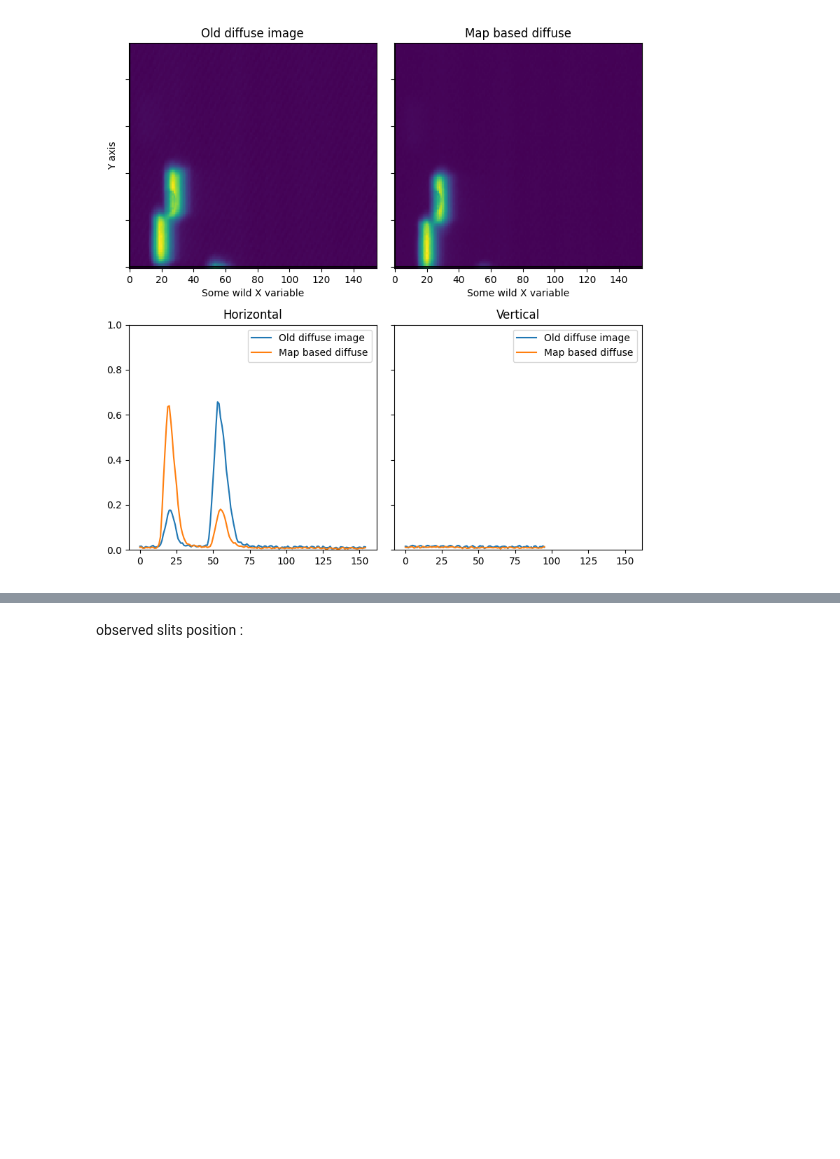
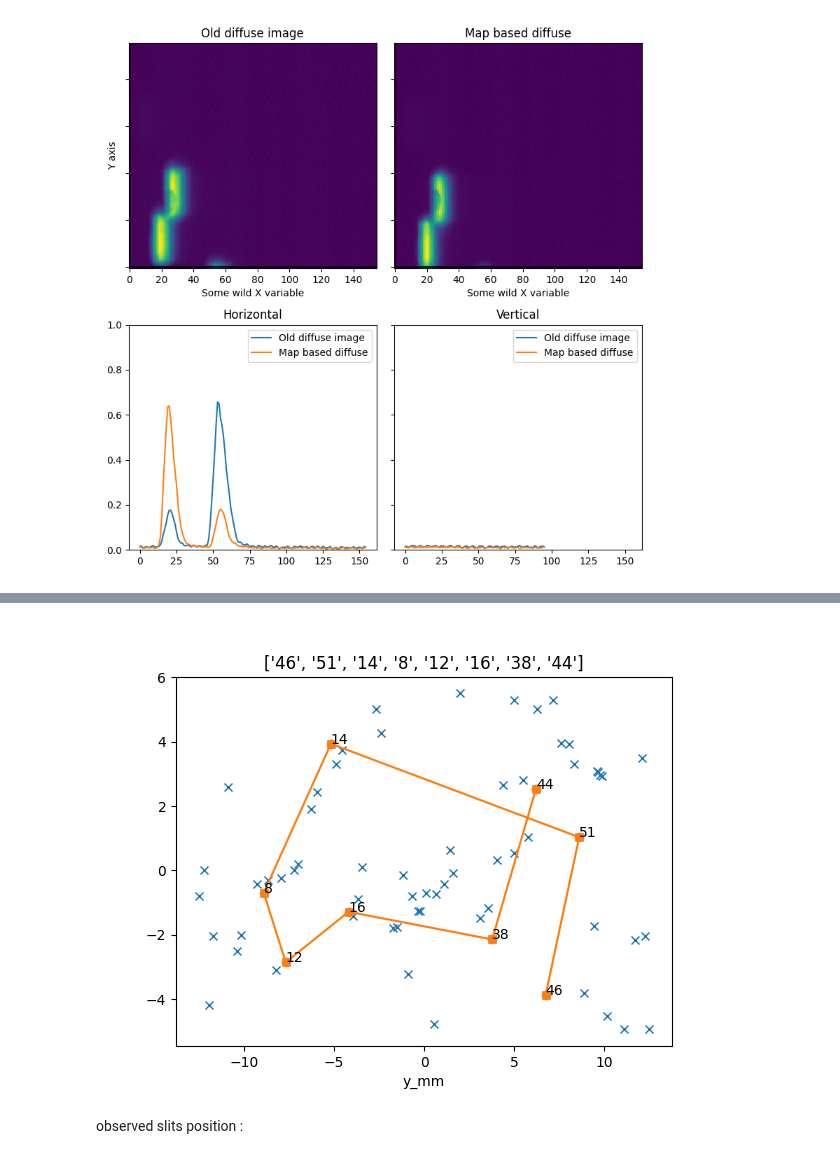
Before and after one commit to vpicouet/FireBallPipe, a Jupyter notebook: Notebook/XY_2022_F1.ipynb, the cells around one changed output, grey strips where cells are left out. Saved outputs shown, nothing was run; the diff lists cells and outputs as text; code cells hidden in the pictures; blank space fills up the shorter version.

```diff
--- a/Notebook/XY_2022_F1.ipynb
+++ b/Notebook/XY_2022_F1.ipynb
@@ -136,0 +143,20 @@ EL: -159.4 arcsec ; CE -256.9 arcsec ; image: True
+# %%
+slits = ['46', '51', '14', '8', '12', '16', '38', '44']
+# mask = F1.to_pandas()['Internal-count'].isin(slits)
+F1p = F1.to_pandas()
+from functools import reduce
+import warnings
+warnings.simplefilter(action='ignore', category=FutureWarning)
+
+# selected_slits = F1[mask.values]['Internal-count',"x_mm","y_mm","ra","dec"]
+selected_slits = Table.from_pandas((reduce(pd.DataFrame.append, map(lambda i: F1p[F1p['Internal-count'] == i],slits))))
+
+movs, slits_coord = G2UV.compute_autocoll_moves_slits(slits, F1, hystcomp = True)
+
+assert movs.sum(axis=0)[0] <0.1
+assert movs.sum(axis=0)[1] <0.1
+selected_slits = selected_slits['Internal-count',"x_mm","y_mm","ra","dec"]
+slit_path = vstack((selected_slits,selected_slits[::-1]) )
+# slit_path['lon'] = [s.lon.deg*3600 for s in slits_coord]
+# slit_path['lat'] =  [s.lat.deg*3600 for s in slits_coord]
+# slit_path
@@ -137,3 +181,15 @@ EL: -159.4 arcsec ; CE -256.9 arcsec ; image: True
+# %%
+plt.figure()
+plt.plot(F1["x_mm"],F1["y_mm"],"x")
+plt.plot(selected_slits["x_mm"],selected_slits["y_mm"],"-o")
+for s in selected_slits:
+    plt.text(s["x_mm"],s["y_mm"],s["Internal-count"])
+plt.xlabel("x_mm")
+plt.xlabel("y_mm")
+plt.title(slits)
+plt.show()
+# %% [output]
+[figure, added]
 # %% [markdown]
 observed slits position :
 # %%
```
Also changed, not shown: parts of 37 cells of this notebook, 1 other file.
